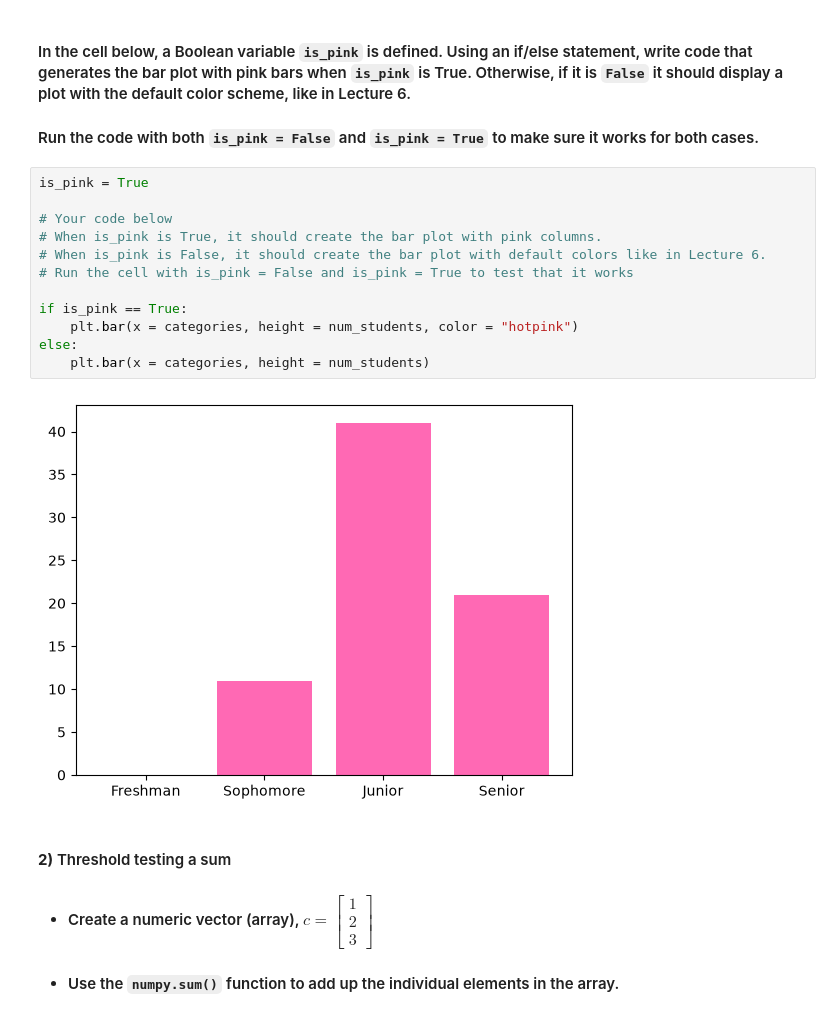
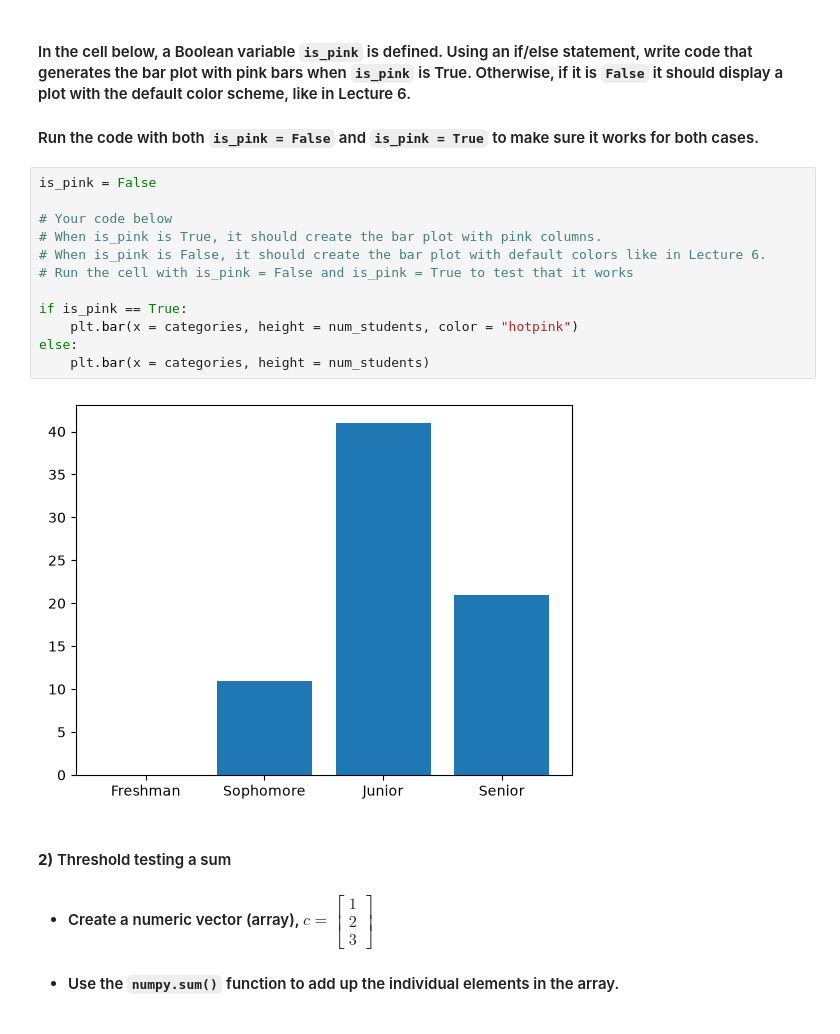
Before and after one commit to rwang0127/datasci151fall2026, a Jupyter notebook: lecture_05_boolean_variables/Lecture05 copy.ipynb, the cells around one changed output. Drawn from its saved outputs; the diff is of its cells as text.

```diff
--- a/lecture_05_boolean_variables/Lecture05 copy.ipynb
+++ b/lecture_05_boolean_variables/Lecture05 copy.ipynb
@@ -690,19 +729,19 @@ plt.show()
 
 #### Run the code with both `is_pink = False` and `is_pink = True` to make sure it works for both cases.
 # %%
-is_pink = True
+is_pink = False
 
 # Your code below
 # When is_pink is True, it should create the bar plot with pink columns.
 # When is_pink is False, it should create the bar plot with default colors like in Lecture 6.
 # Run the cell with is_pink = False and is_pink = True to test that it works
 
 if is_pink == True:
     plt.bar(x = categories, height = num_students, color = "hotpink")
 else:
     plt.bar(x = categories, height = num_students)
 # %% [output]
-[figure, old version]
+[figure, new version]
 # %% [markdown]
 #### **2)** Threshold testing a sum
 
```
Also changed, not shown: parts of 22 cells of this notebook, 1 other file.
